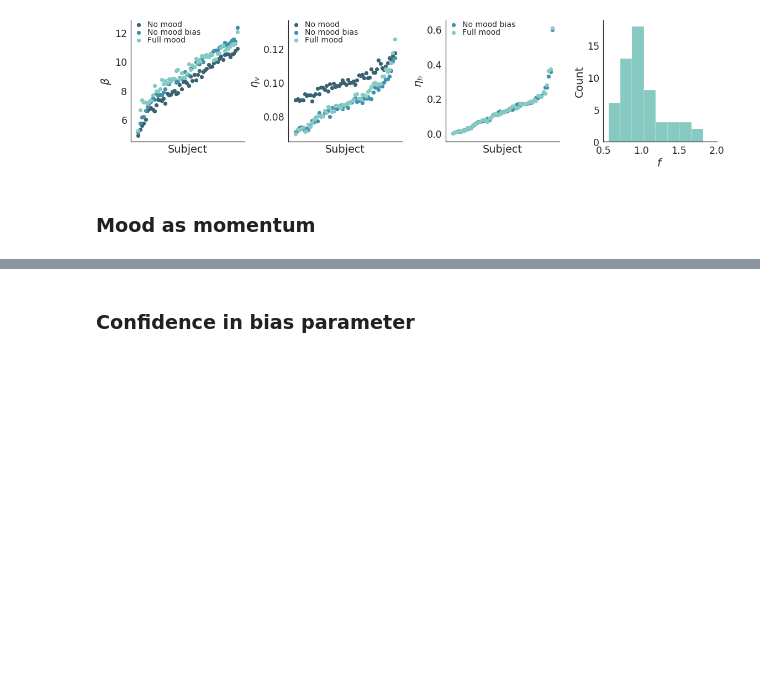
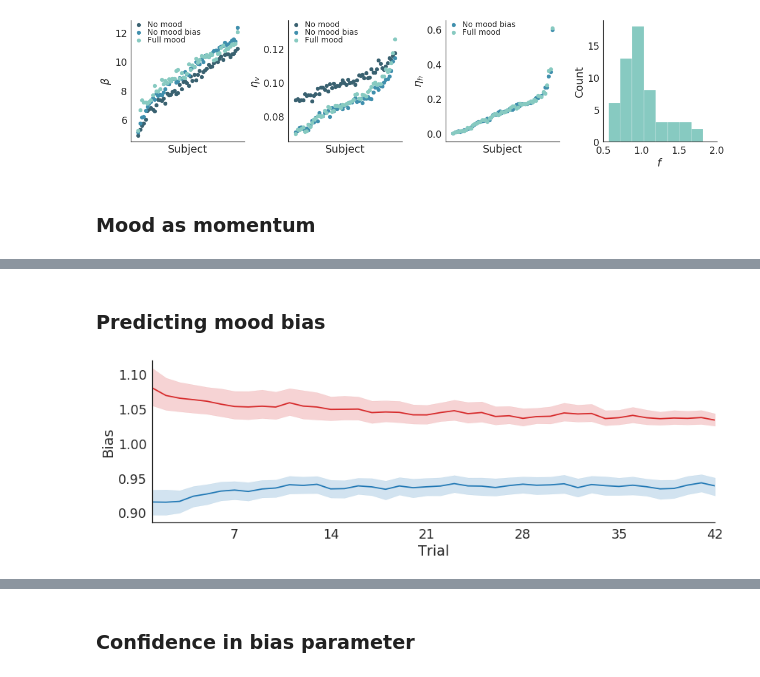
Before and after one commit to szorowi1/pni-rotations, a Jupyter notebook: 5_centeredRL.ipynb, the cells around one changed output, grey strips where cells are left out. Drawn from its saved outputs; the diff is of its cells as text; code cells hidden in the pictures; blank space fills up the shorter version.

```diff
--- a/5_centeredRL.ipynb
+++ b/5_centeredRL.ipynb
@@ -407,0 +414,19 @@ plt.tight_layout()
+# %% [markdown]
+### Predicting mood bias
+# %%
+## Convert bias to DataFrame.
+blocks, trials = data.loc[data.Choice>0, ['Block','Trial']].values.T
+df = DataFrame(np.array([blocks,trials,bias]).T, columns=('Block','Trial','Bias'))
+df['Start'] = df.Bias > 1
+
+## Initialize canvas.
+fig, ax = plt.subplots(1,1,figsize=(12,4))
+
+ax = sns.lineplot('Trial', 'Bias', hue='Start', data=df, palette=['#1f77b4','#d62728'],
+                  legend=False, ax=ax)
+ax.set(xticks=np.arange(7,43,7), xlim=(1,42))
+
+sns.despine()
+plt.tight_layout()
+# %% [output]
+[figure, added]
```
Also changed, not shown: parts of 10 cells of this notebook, 1 other file.
